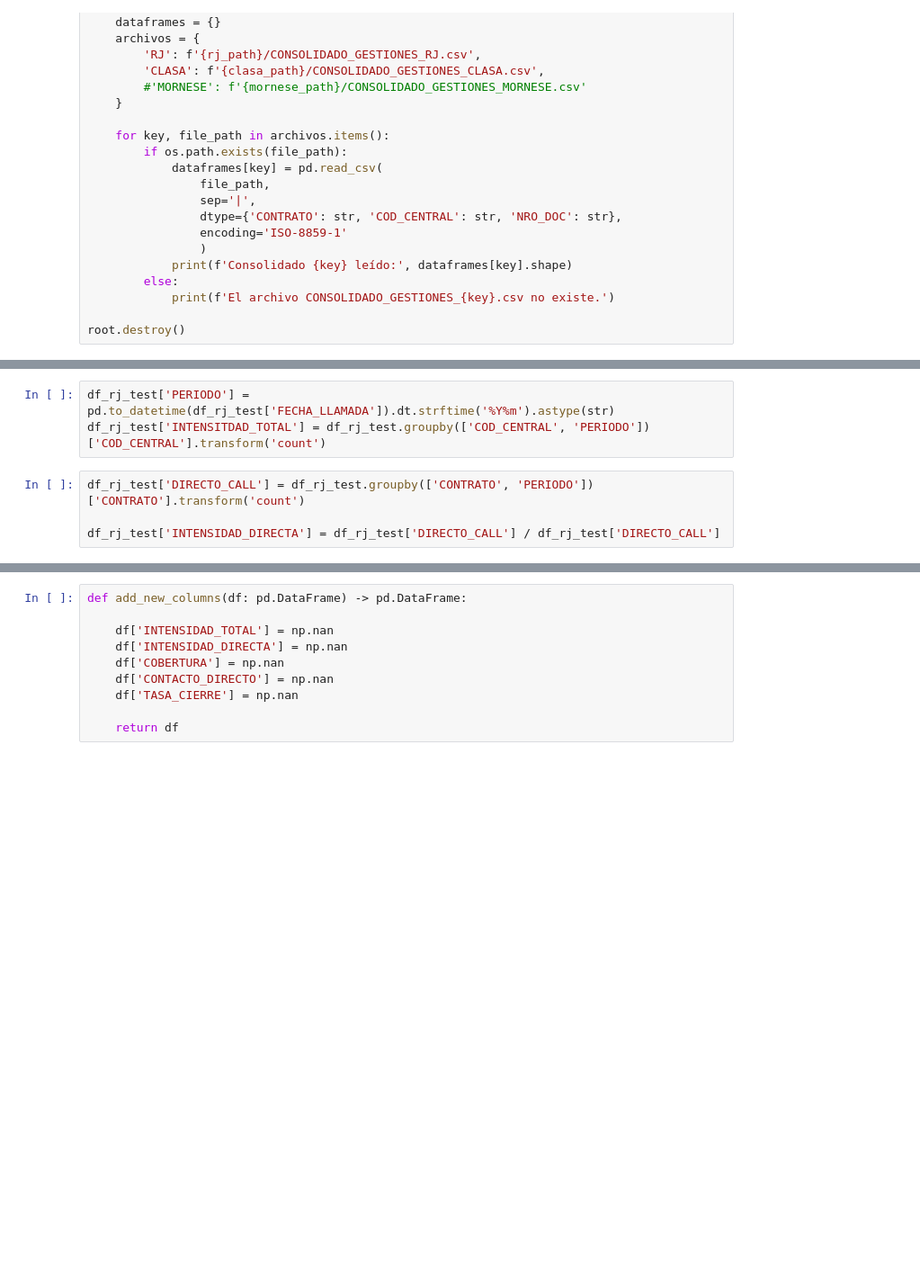
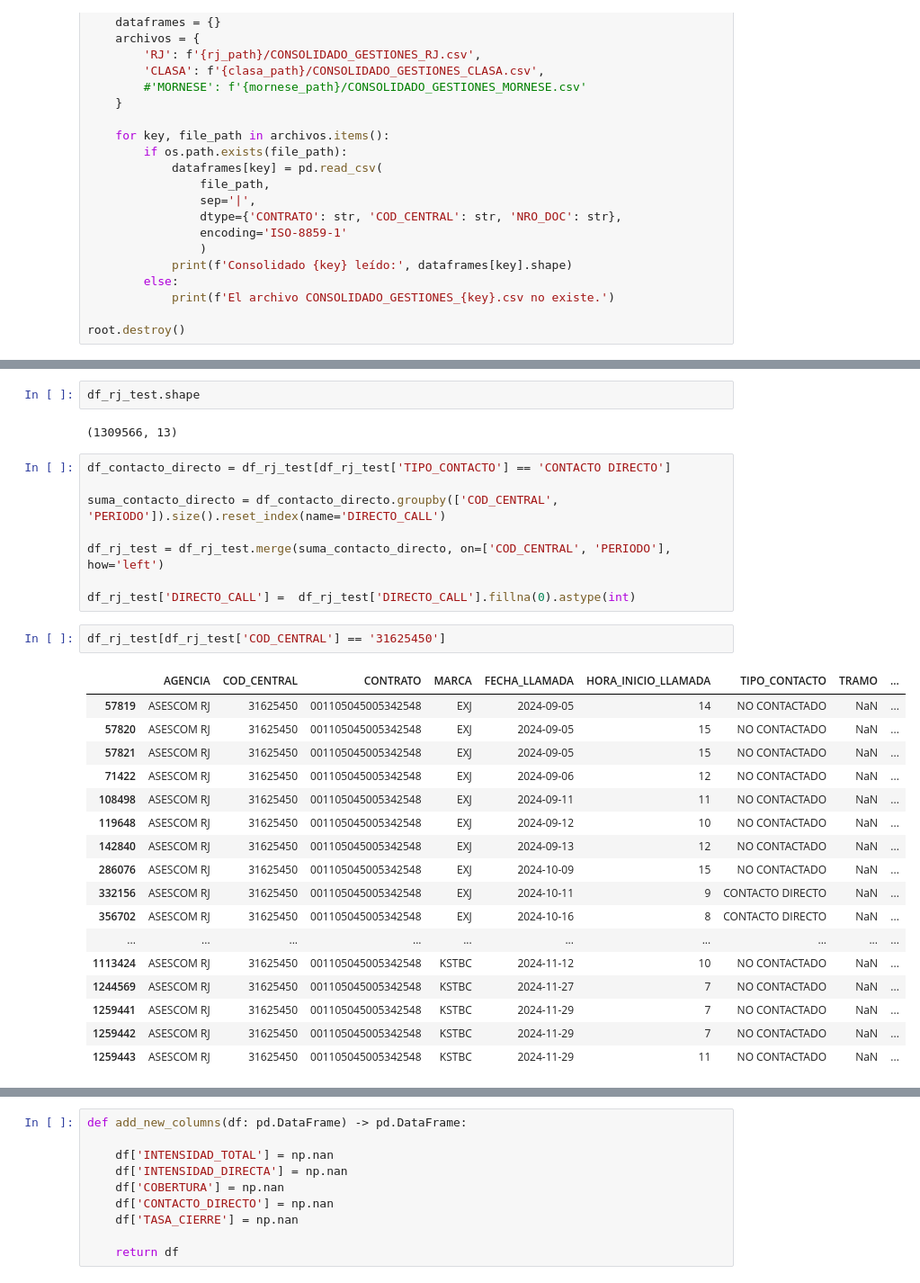
Before and after one commit to iriarteMirko/base-pagos, a Jupyter notebook: gestiones_agencias.ipynb, the cells around one changed output, grey strips where cells are left out. Shown at 90% size. Drawn from its saved outputs; the diff is of its cells as text; blank space fills up the shorter version.

```diff
--- a/gestiones_agencias.ipynb
+++ b/gestiones_agencias.ipynb
@@ -155,7 +196,32 @@ df_rj_test[df_rj_test['COD_CENTRAL'] == '31625450']
-# %%
-df_rj_test['PERIODO'] = pd.to_datetime(df_rj_test['FECHA_LLAMADA']).dt.strftime('%Y%m').astype(str)
-df_rj_test['INTENSITDAD_TOTAL'] = df_rj_test.groupby(['COD_CENTRAL', 'PERIODO'])['COD_CENTRAL'].transform('count')
-# %%
-df_rj_test['DIRECTO_CALL'] = df_rj_test.groupby(['CONTRATO', 'PERIODO'])['CONTRATO'].transform('count')
-
-df_rj_test['INTENSIDAD_DIRECTA'] = df_rj_test['DIRECTO_CALL'] / df_rj_test['DIRECTO_CALL']
+# %%
+df_rj_test.shape
+# %% [output]
+(1309566, 13)
+# %%
+df_contacto_directo = df_rj_test[df_rj_test['TIPO_CONTACTO'] == 'CONTACTO DIRECTO']
+
+suma_contacto_directo = df_contacto_directo.groupby(['COD_CENTRAL', 'PERIODO']).size().reset_index(name='DIRECTO_CALL')
+
+df_rj_test = df_rj_test.merge(suma_contacto_directo, on=['COD_CENTRAL', 'PERIODO'], how='left')
+
+df_rj_test['DIRECTO_CALL'] =  df_rj_test['DIRECTO_CALL'].fillna(0).astype(int)
+# %%
+df_rj_test[df_rj_test['COD_CENTRAL'] == '31625450']
+# %% [output]
+|  | AGENCIA | COD_CENTRAL | CONTRATO | MARCA | FECHA_LLAMADA | HORA_INICIO_LLAMADA | TIPO_CONTACTO | TRAMO | ... |
+| 57819 | ASESCOM RJ | 31625450 | 001105045005342548 | EXJ | 2024-09-05 | 14 | NO CONTACTADO | NaN | ... |
+| 57820 | ASESCOM RJ | 31625450 | 001105045005342548 | EXJ | 2024-09-05 | 15 | NO CONTACTADO | NaN | ... |
+| 57821 | ASESCOM RJ | 31625450 | 001105045005342548 | EXJ | 2024-09-05 | 15 | NO CONTACTADO | NaN | ... |
+| 71422 | ASESCOM RJ | 31625450 | 001105045005342548 | EXJ | 2024-09-06 | 12 | NO CONTACTADO | NaN | ... |
+| 108498 | ASESCOM RJ | 31625450 | 001105045005342548 | EXJ | 2024-09-11 | 11 | NO CONTACTADO | NaN | ... |
+| 119648 | ASESCOM RJ | 31625450 | 001105045005342548 | EXJ | 2024-09-12 | 10 | NO CONTACTADO | NaN | ... |
+| 142840 | ASESCOM RJ | 31625450 | 001105045005342548 | EXJ | 2024-09-13 | 12 | NO CONTACTADO | NaN | ... |
+| 286076 | ASESCOM RJ | 31625450 | 001105045005342548 | EXJ | 2024-10-09 | 15 | NO CONTACTADO | NaN | ... |
+| 332156 | ASESCOM RJ | 31625450 | 001105045005342548 | EXJ | 2024-10-11 | 9 | CONTACTO DIRECTO | NaN | ... |
+| 356702 | ASESCOM RJ | 31625450 | 001105045005342548 | EXJ | 2024-10-16 | 8 | CONTACTO DIRECTO | NaN | ... |
+| ... | ... | ... | ... | ... | ... | ... | ... | ... | ... |
+| 1113424 | ASESCOM RJ | 31625450 | 001105045005342548 | KSTBC | 2024-11-12 | 10 | NO CONTACTADO | NaN | ... |
+| 1244569 | ASESCOM RJ | 31625450 | 001105045005342548 | KSTBC | 2024-11-27 | 7 | NO CONTACTADO | NaN | ... |
+| 1259441 | ASESCOM RJ | 31625450 | 001105045005342548 | KSTBC | 2024-11-29 | 7 | NO CONTACTADO | NaN | ... |
+| 1259442 | ASESCOM RJ | 31625450 | 001105045005342548 | KSTBC | 2024-11-29 | 7 | NO CONTACTADO | NaN | ... |
+| 1259443 | ASESCOM RJ | 31625450 | 001105045005342548 | KSTBC | 2024-11-29 | 11 | NO CONTACTADO | NaN | ... |
```
Also changed, not shown: parts of 7 cells of this notebook, 1 other file.
